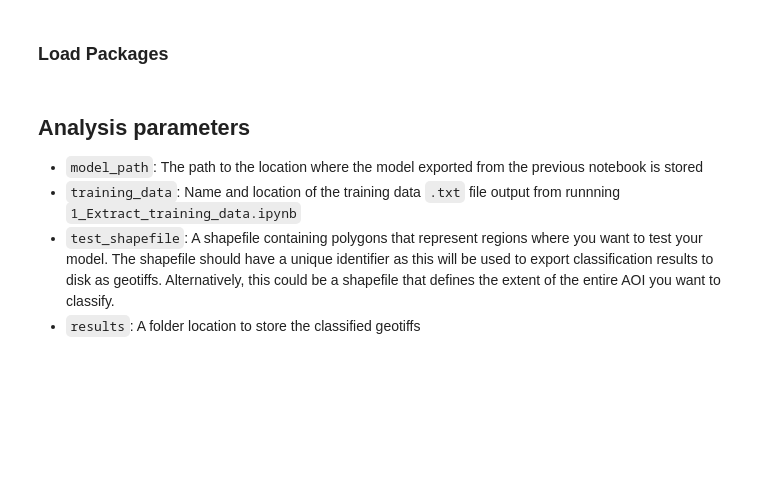
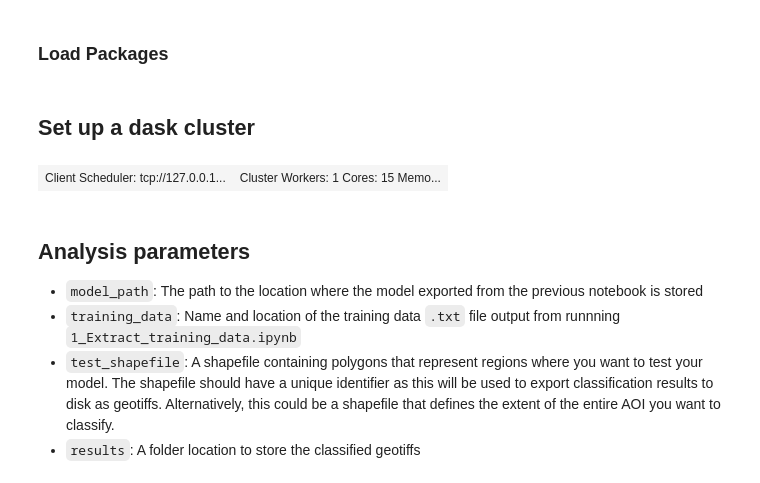
Before and after one commit to digitalearthafrica/crop-mask, a Jupyter notebook: testing/western_cropmask/4_Predict.ipynb, the cells around one changed output. Cells and saved outputs as stored; diff of their text form; code cells hidden in the pictures; blank space fills up the shorter version.

```diff
--- a/testing/western_cropmask/4_Predict.ipynb
+++ b/testing/western_cropmask/4_Predict.ipynb
@@ -45,6 +46,12 @@ from dea_ml.core.africa_geobox import AfricaGeobox
 #import out feature layer function for prediction
 from feature_layer_functions import gm_mads_two_seasons_prediction
 from post_processing import post_processing
+# %% [markdown]
+## Set up a dask cluster
+# %%
+create_local_dask_cluster()
+# %% [output]
+| Client Scheduler: tcp://127.0.0.1... | Cluster Workers: 1 Cores: 15 Memo... |
 # %% [markdown]
 ## Analysis parameters
 
```
Also changed, not shown: parts of 9 cells of this notebook, 7 other files.
